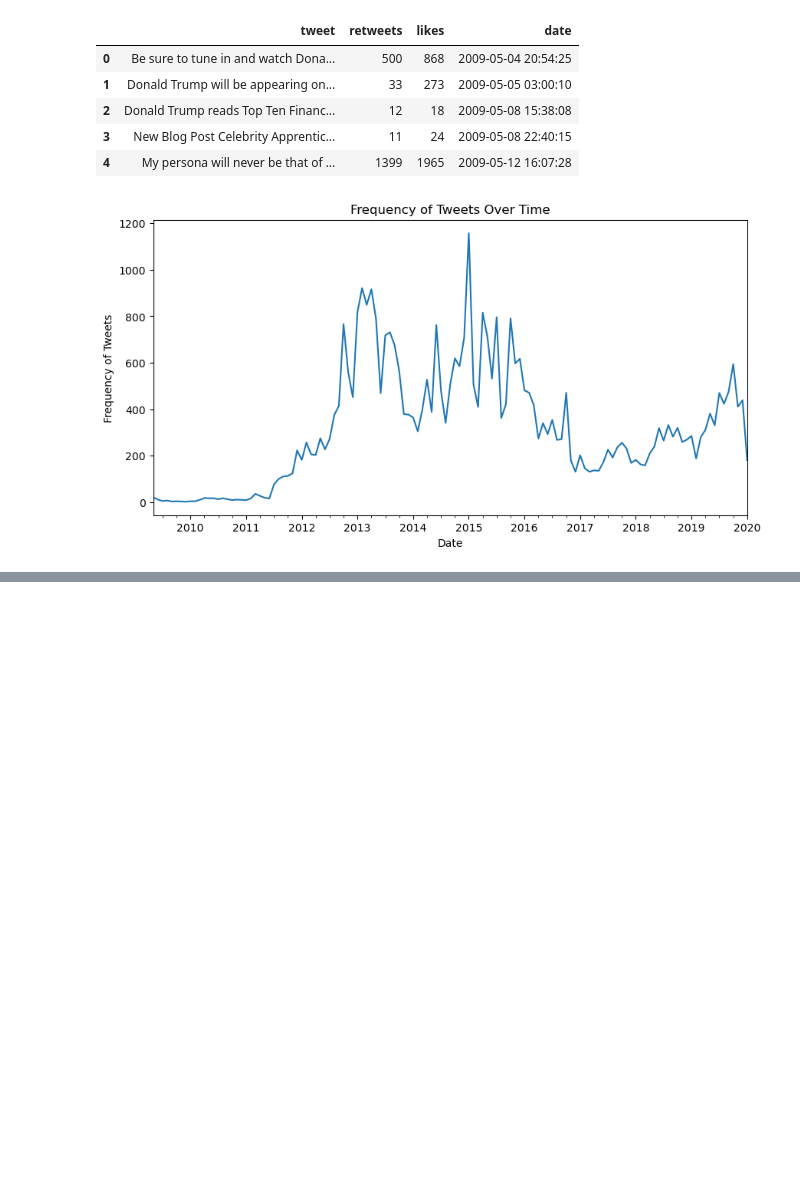
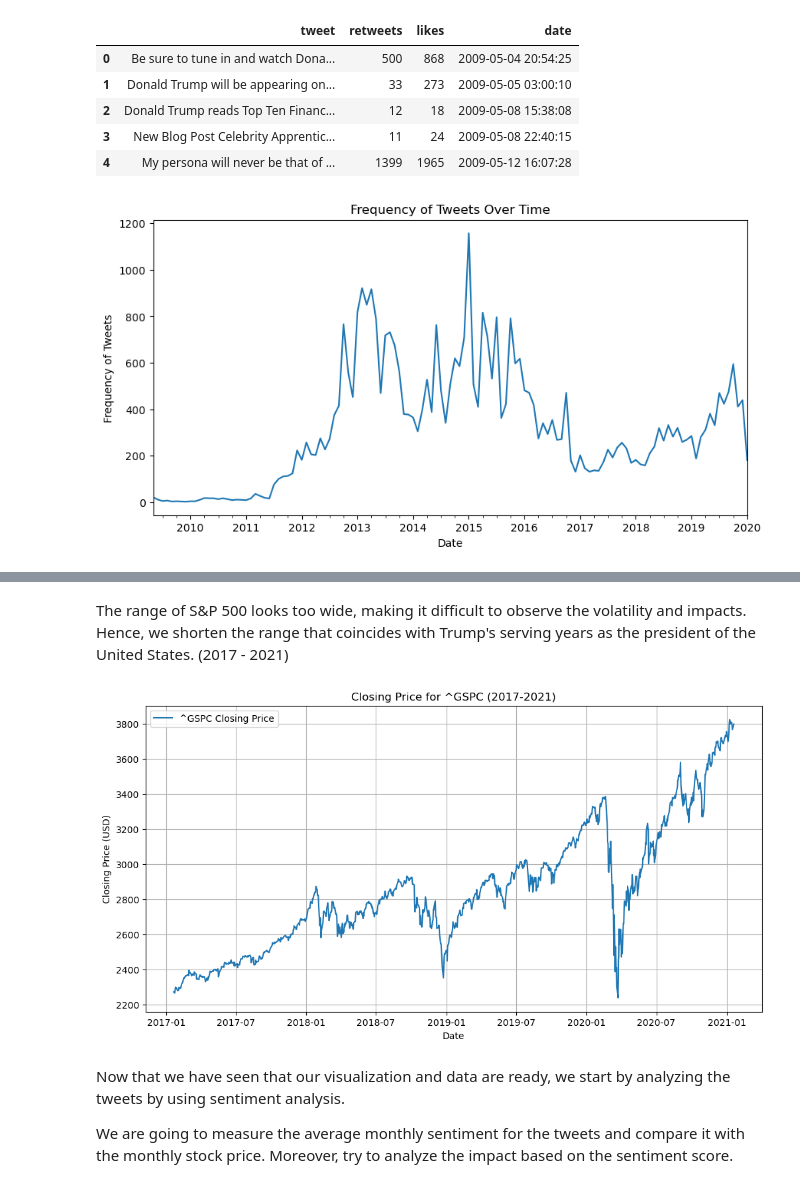
Before and after one commit to Camiladbello/ECON323, a Jupyter notebook: Project323.ipynb, the cells around one changed output, grey strips where cells are left out. Saved outputs shown, nothing was run; the diff lists cells and outputs as text; code cells hidden in the pictures; blank space fills up the shorter version.

```diff
--- a/Project323.ipynb
+++ b/Project323.ipynb
@@ -145,0 +215,23 @@ plt.show()
+# %% [markdown]
+The range of S&P 500 looks too wide, making it difficult to observe the volatility and impacts. Hence, we shorten the range that coincides with Trump's serving years as the president of the United States. (2017 - 2021)
+# %%
+trump_ticker = '^GSPC'  # S&P 500 index as a proxy for Donald Trump
+trump_data = yf.Ticker(trump_ticker)
+trump_df = trump_data.history(period='1d', start='2017-01-20', end='2021-01-20')
+
+
+# Plot the closing price
+plt.figure(figsize=(12, 6))
+plt.plot(trump_df.index, trump_df['Close'], label=f'{trump_ticker} Closing Price')
+plt.title(f'Closing Price for {trump_ticker} (2017-2021)')
+plt.xlabel('Date')
+plt.ylabel('Closing Price (USD)')
+plt.legend()
+plt.grid(True)
+plt.show()
+# %% [output]
+[figure, added]
+# %% [markdown]
+Now that we have seen that our visualization and data are ready, we start by analyzing the tweets by using sentiment analysis.
+
+We are going to measure the average monthly sentiment for the tweets and compare it with the monthly stock price. Moreover, try to analyze the impact based on the sentiment score.
```
Also changed, not shown: parts of 19 cells of this notebook.
